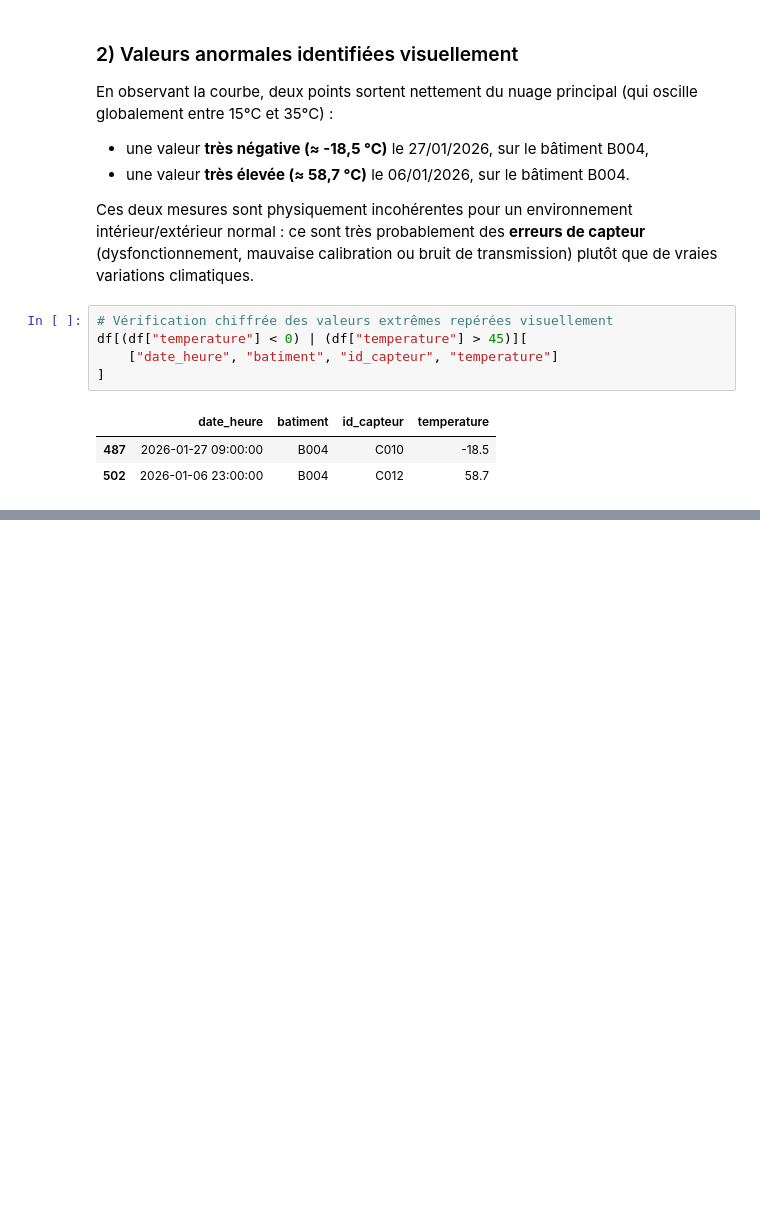
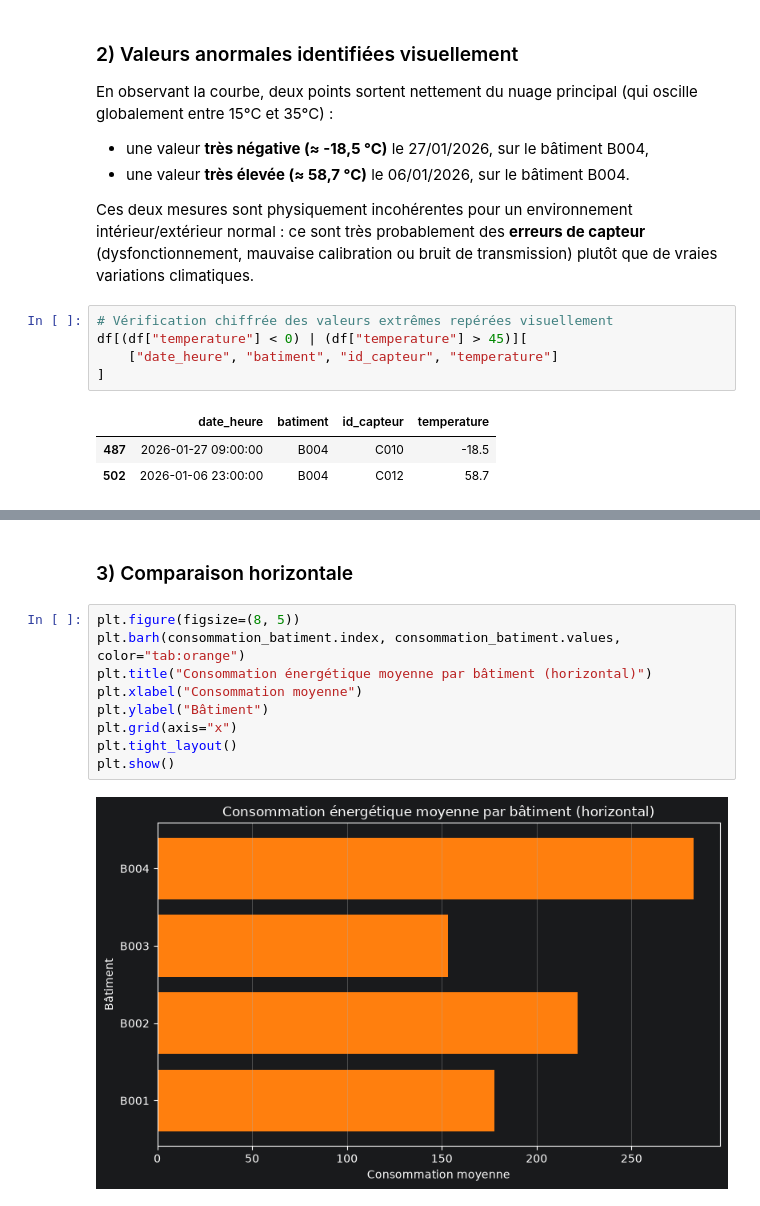
Before and after one commit to massamba0809/atelier_matplotlib_iot, a Jupyter notebook: notebooks/atelier_matplotlib_iot.ipynb, the cells around one changed output, grey strips where cells are left out. Saved outputs shown, nothing was run; the diff lists cells and outputs as text; blank space fills up the shorter version.

```diff
--- a/notebooks/atelier_matplotlib_iot.ipynb
+++ b/notebooks/atelier_matplotlib_iot.ipynb
@@ -74,0 +102,13 @@ df[(df["temperature"] < 0) | (df["temperature"] > 45)][
+# %% [markdown]
+### 3) Comparaison horizontale
+# %%
+plt.figure(figsize=(8, 5))
+plt.barh(consommation_batiment.index, consommation_batiment.values, color="tab:orange")
+plt.title("Consommation énergétique moyenne par bâtiment (horizontal)")
+plt.xlabel("Consommation moyenne")
+plt.ylabel("Bâtiment")
+plt.grid(axis="x")
+plt.tight_layout()
+plt.show()
+# %% [output]
+[figure, added]
```
Also changed, not shown: parts of 15 cells of this notebook.
